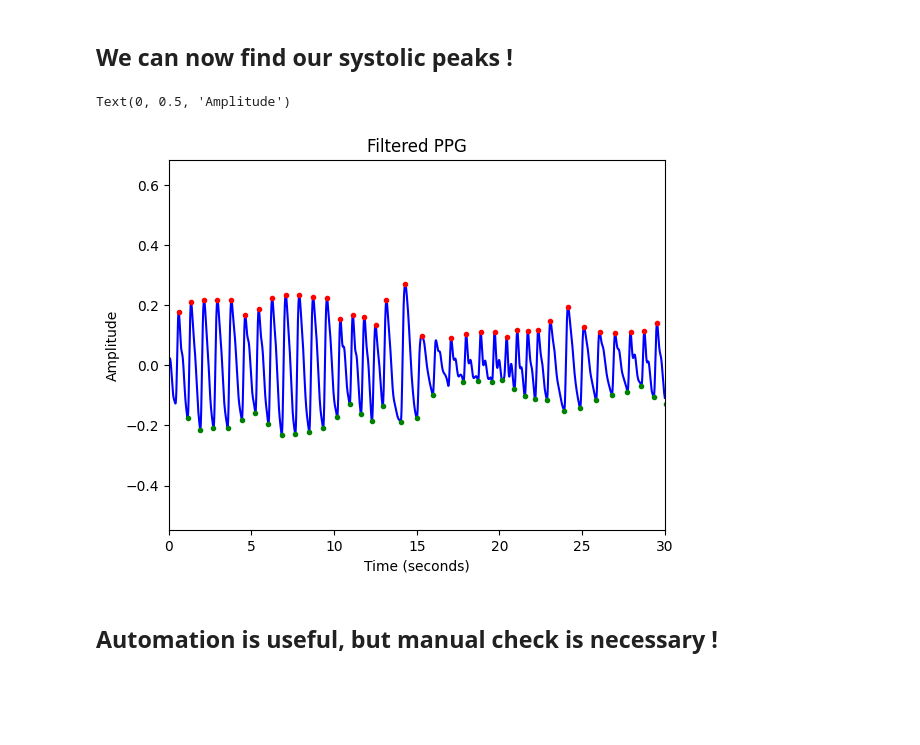
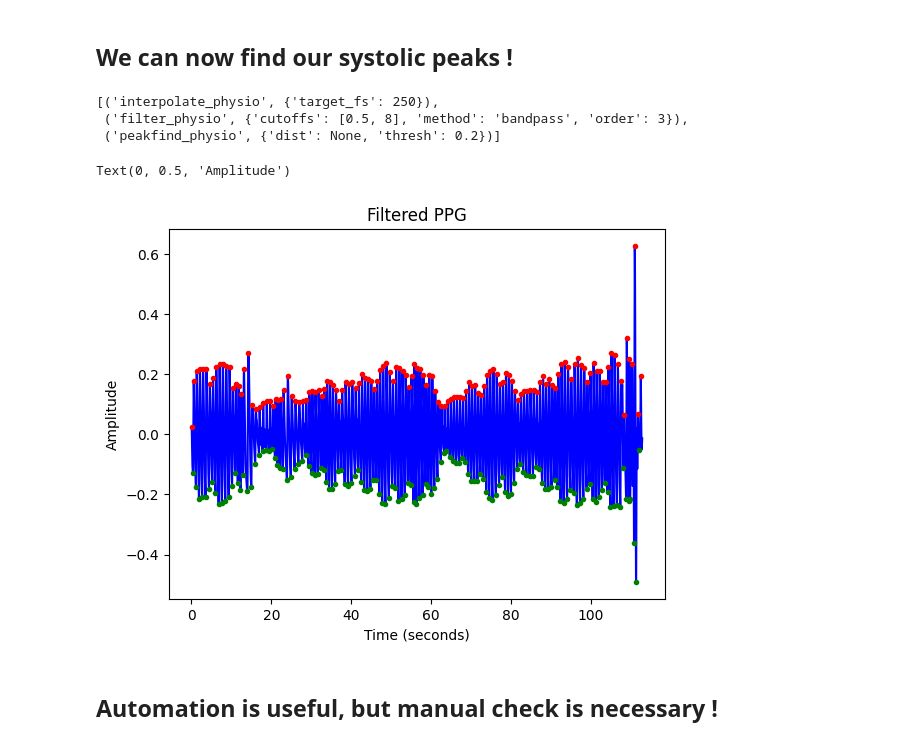
Before and after one commit to me-pic/repronim2024physiopy, a Jupyter notebook: repronim_tutorial.ipynb, the cells around one changed output. Saved outputs shown, nothing was run; the diff lists cells and outputs as text; code cells hidden in the pictures; blank space fills up the shorter version.

```diff
--- a/repronim_tutorial.ipynb
+++ b/repronim_tutorial.ipynb
@@ -242,15 +242,21 @@ Text(0, 0.5, 'Amplitude')
 ## We can now find our systolic peaks !
 # %%
 phys_ppg = operations.peakfind_physio(phys_ppg, thresh=0.2, dist=None)
+# %%
+phys_ppg.history
+# %% [output]
+[('interpolate_physio', {'target_fs': 250}),
+ ('filter_physio', {'cutoffs': [0.5, 8], 'method': 'bandpass', 'order': 3}),
+ ('peakfind_physio', {'dist': None, 'thresh': 0.2})]
 # %%
 ax = operations.plot_physio(phys_ppg)
 ax.set_title("Filtered PPG")
-ax.set_xlim(0, 30)
+#ax.set_xlim(0, 30)
 ax.set_xlabel("Time (seconds)")
 ax.set_ylabel("Amplitude")
 # %% [output]
 Text(0, 0.5, 'Amplitude')
-[figure, old version]
+[figure, new version]
 # %% [markdown]
 ## Automation is useful, but manual check is necessary !
 # %%
```
Also changed, not shown: parts of 5 cells of this notebook.
